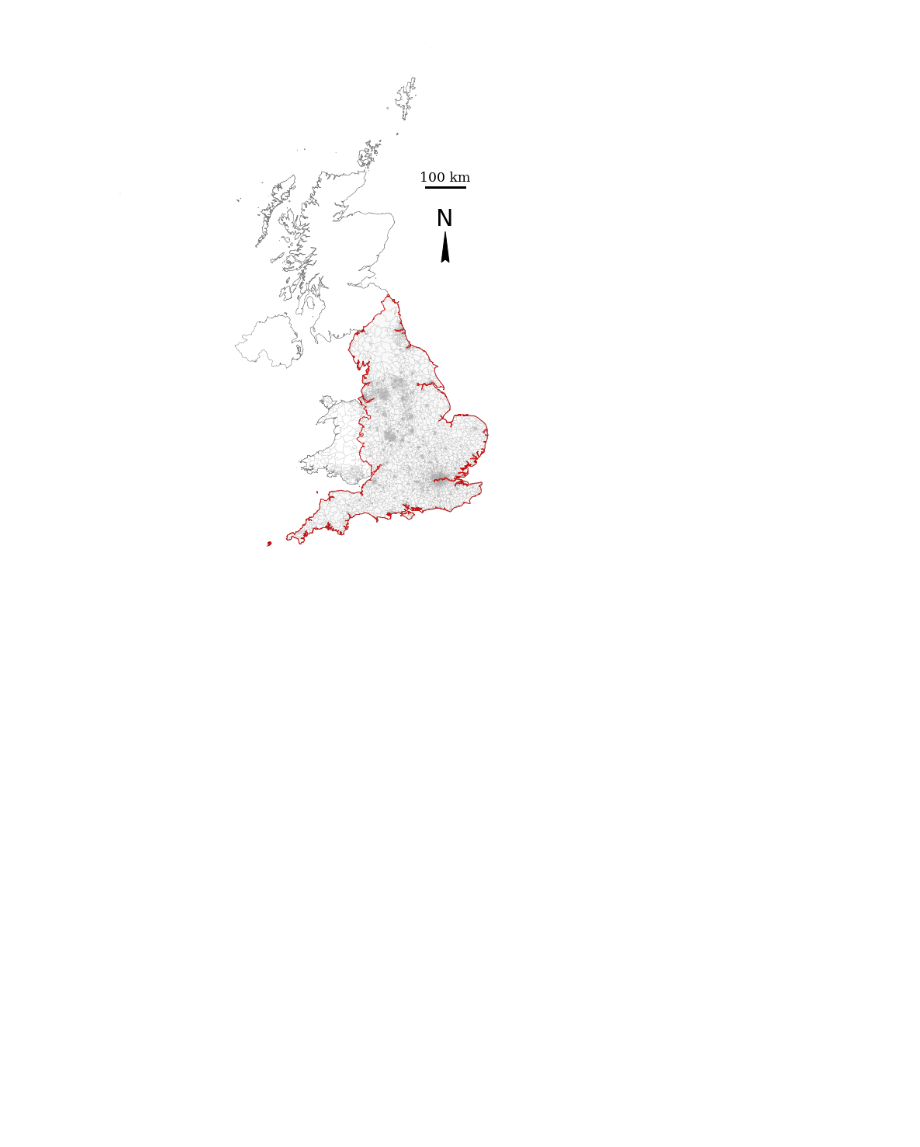
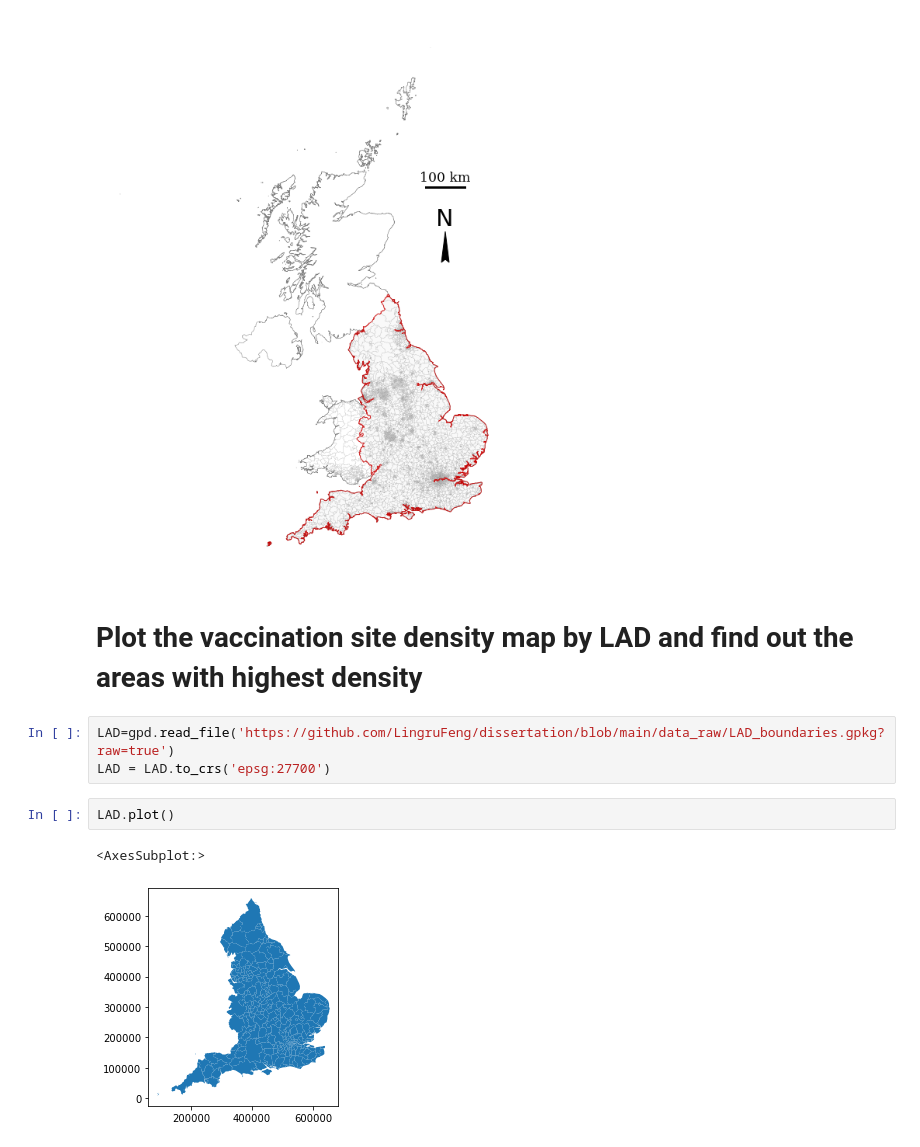
Before and after one commit to LingruFeng/dissertation, a Jupyter notebook: data_github/Research_area_plot.ipynb, the cells around one changed output. Cells and saved outputs as stored; diff of their text form; blank space fills up the shorter version.

Commit message:
Research area plot, vaccination site density exploration and plot

```diff
--- a/data_github/Research_area_plot.ipynb
+++ b/data_github/Research_area_plot.ipynb
@@ -237,3 +237,13 @@ map_plot()
 plt.savefig('figure/research_area_map', dpi=600)
 # %% [output]
 [figure]
+# %% [markdown]
+# Plot the vaccination site density map by LAD and find out the areas with highest density
+# %%
+LAD=gpd.read_file('https://github.com/LingruFeng/dissertation/blob/main/data_raw/LAD_boundaries.gpkg?raw=true')
+LAD = LAD.to_crs('epsg:27700')
+# %%
+LAD.plot()
+# %% [output]
+<AxesSubplot:>
+[figure, added]
```
Also changed, not shown: parts of 23 cells of this notebook.
